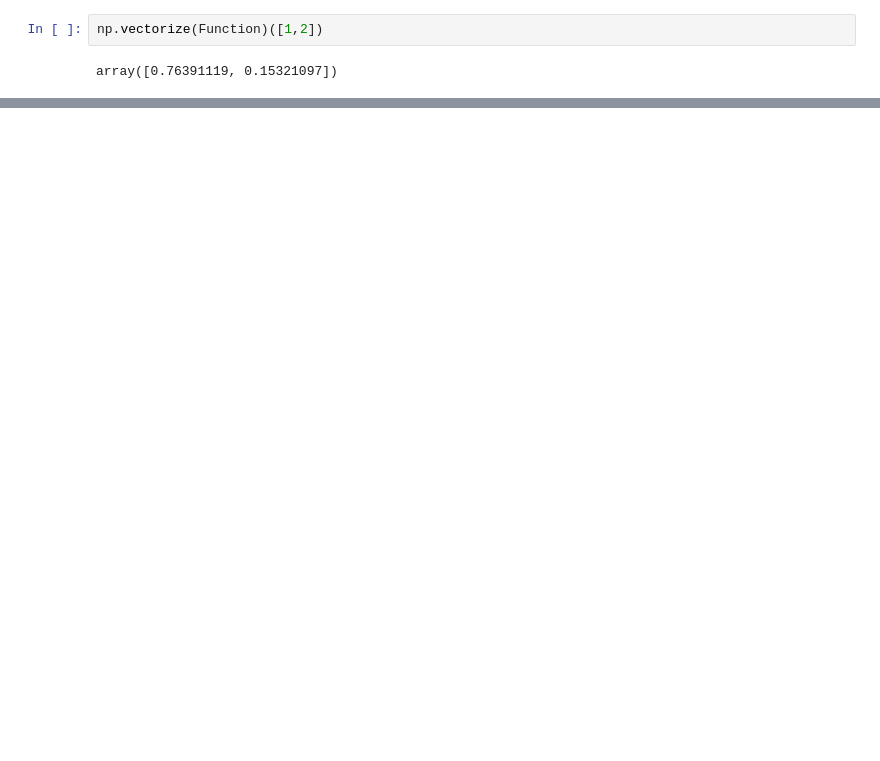
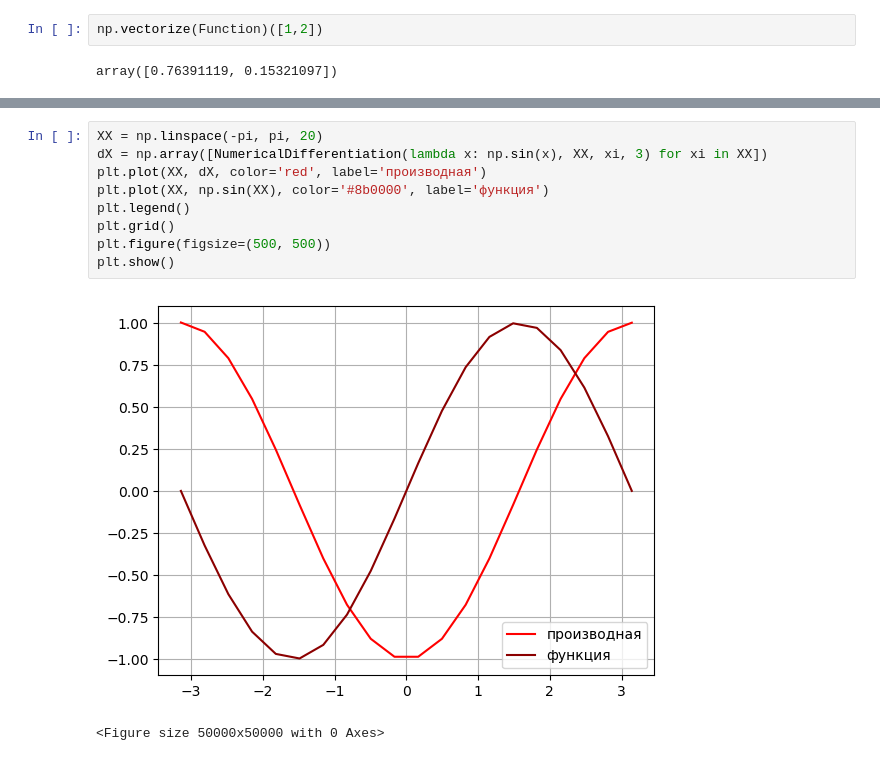
Before and after one commit to rouol/NumericalMethodsMEPHI, a Jupyter notebook: LagrangeInterpolation.ipynb, the cells around one changed output, grey strips where cells are left out. Saved outputs shown, nothing was run; the diff lists cells and outputs as text; blank space fills up the shorter version.

```diff
--- a/LagrangeInterpolation.ipynb
+++ b/LagrangeInterpolation.ipynb
@@ -171 +171,13 @@ plt.show()
 <Figure size 50000x50000 with 0 Axes>
+# %%
+XX = np.linspace(-pi, pi, 20)
+dX = np.array([NumericalDifferentiation(lambda x: np.sin(x), XX, xi, 3) for xi in XX])
+plt.plot(XX, dX, color='red', label='производная')
+plt.plot(XX, np.sin(XX), color='#8b0000', label='функция')
+plt.legend()
+plt.grid()
+plt.figure(figsize=(500, 500))
+plt.show()
+# %% [output]
+[figure, added]
+<Figure size 50000x50000 with 0 Axes>
```
Also changed, not shown: parts of 7 cells of this notebook.
